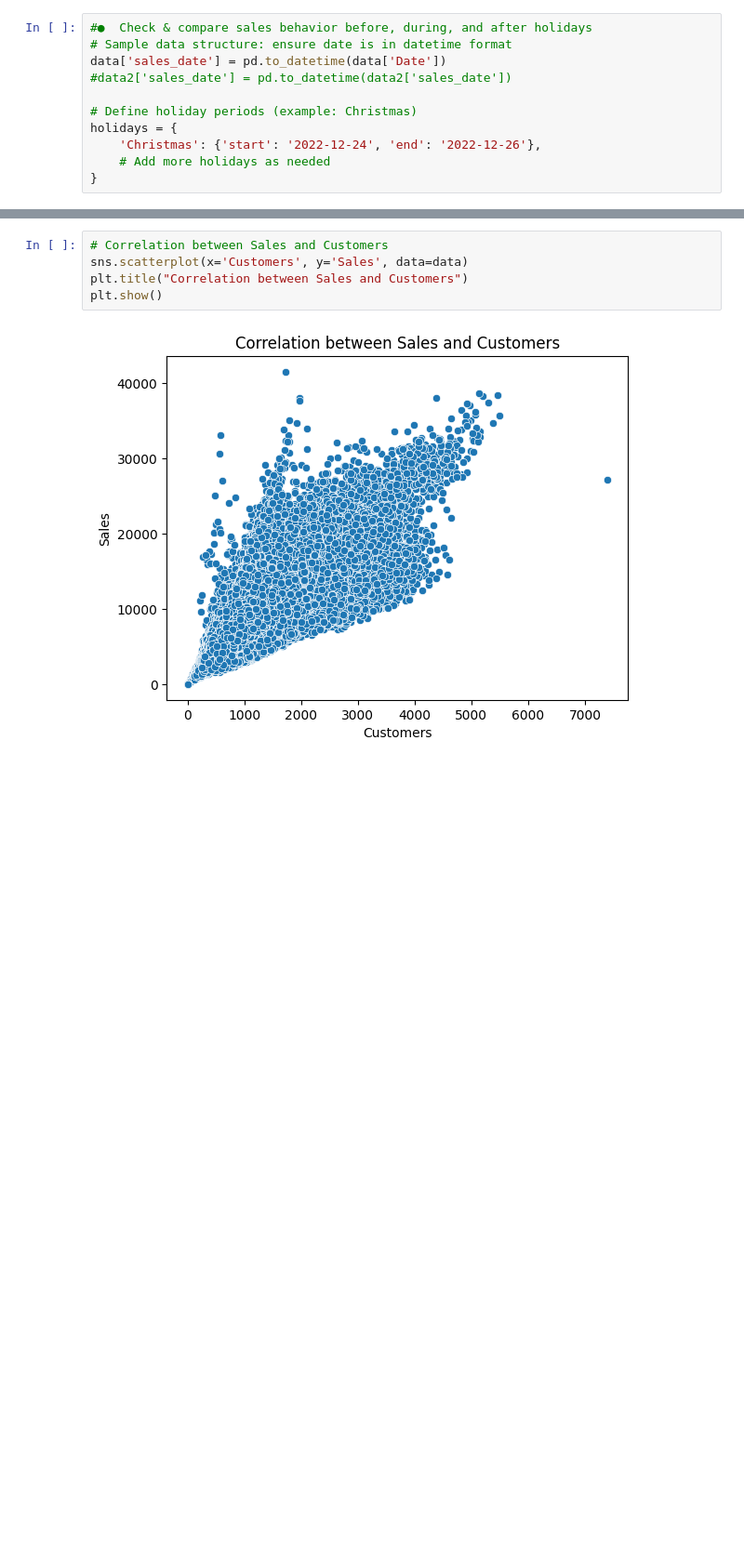
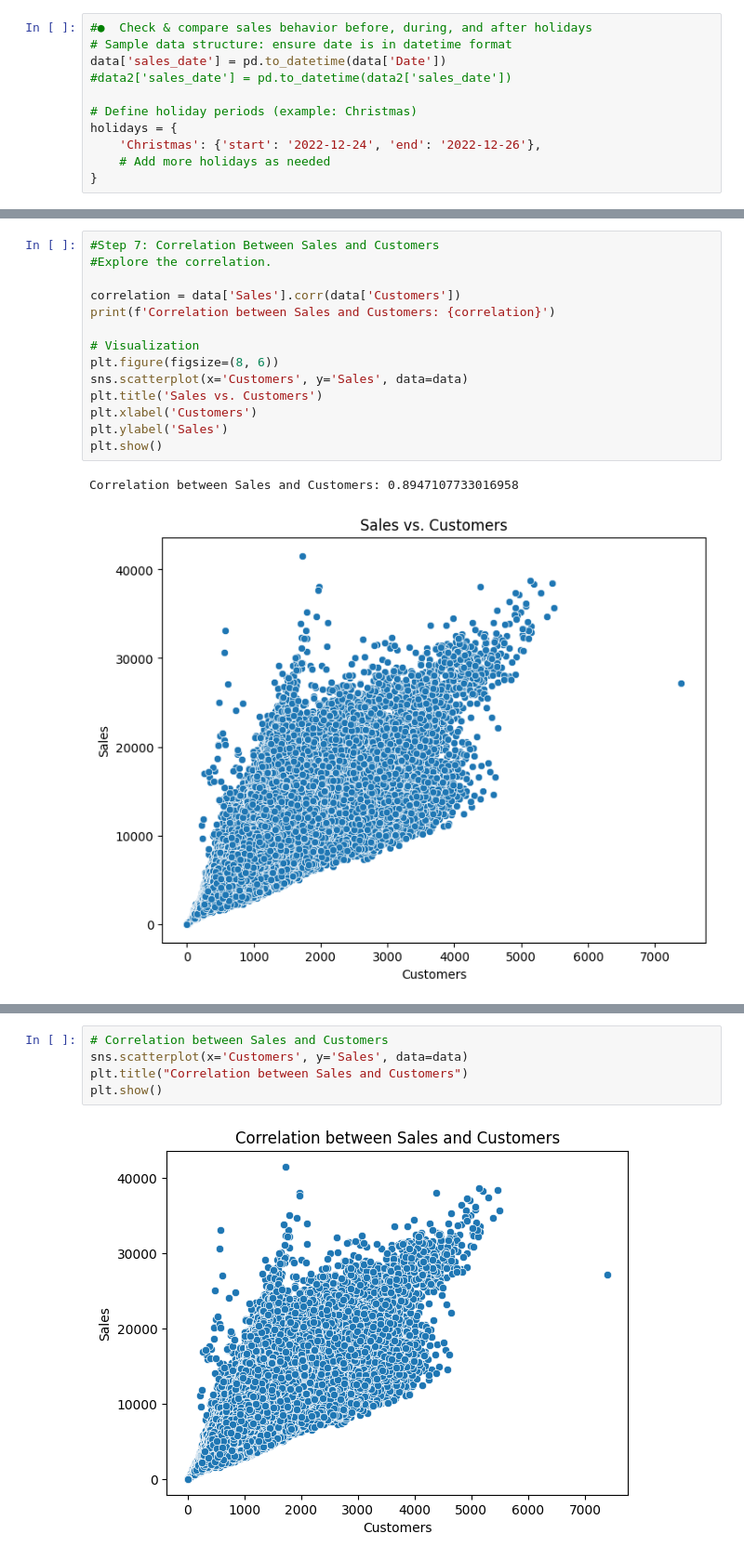
Before and after one commit to malzbanker/AIM_WEEK_4, a Jupyter notebook: notebooks/eda.ipynb, the cells around one changed output, grey strips where cells are left out. Shown at 93% size. Drawn from its saved outputs; the diff is of its cells as text; blank space fills up the shorter version.

```diff
--- a/notebooks/eda.ipynb
+++ b/notebooks/eda.ipynb
@@ -143,0 +298,17 @@ data = pd.merge(data1, data2, on='Store')
+# %%
+#Step 7: Correlation Between Sales and Customers
+#Explore the correlation.
+
+correlation = data['Sales'].corr(data['Customers'])
+print(f'Correlation between Sales and Customers: {correlation}')
+
+# Visualization
+plt.figure(figsize=(8, 6))
+sns.scatterplot(x='Customers', y='Sales', data=data)
+plt.title('Sales vs. Customers')
+plt.xlabel('Customers')
+plt.ylabel('Sales')
+plt.show()
+# %% [output]
+Correlation between Sales and Customers: 0.8947107733016958
+[figure, added]
```
Also changed, not shown: parts of 30 cells of this notebook, 1 other file.
